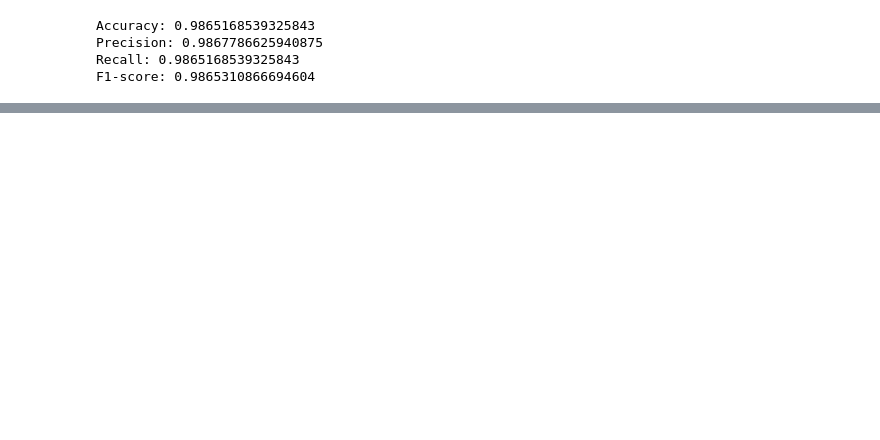
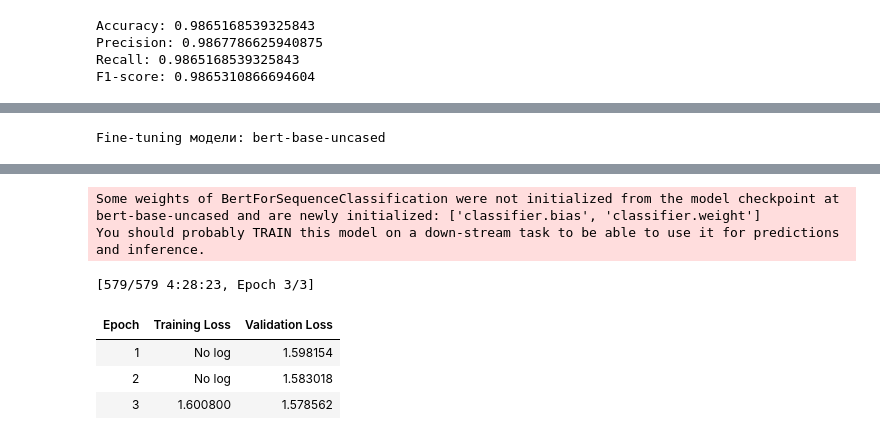
Before and after one commit to IvanovMaxim2000/diploma_MAI_2024, a Jupyter notebook: bert_classification.ipynb, the cells around one changed output, grey strips where cells are left out. Cells and saved outputs as stored; diff of their text form; code cells hidden in the pictures; blank space fills up the shorter version.

```diff
--- a/bert_classification.ipynb
+++ b/bert_classification.ipynb
@@ -196,0 +553,73 @@ F1-score: 0.9865310866694604
+# %%
+# NOW
+from transformers import AutoModelForSequenceClassification, AutoTokenizer, Trainer, TrainingArguments
+from datasets import Dataset
+
+# Разделение данных на train/test
+df1 = pd.read_csv('df_file.csv')
+df2 = balanced_df
+datasets = [df2]
+
+
+# Определение моделей и токенизаторов
+models = [
+    ("bert-base-uncased", "bert-base-uncased",),
+    # ("ELECTRA", "google/electra-small-discriminator")
+]
+
+# Цикл по моделям
+for model_name, model_checkpoint in models:
+    for df in datasets:
+      x, y = train_test_split(df, test_size=0.2, random_state=42)
+      print(f"Fine-tuning модели: {model_name}")
+
+      # Загрузка предобученной модели и токенизатора
+      model = AutoModelForSequenceClassification.from_pretrained(
+          model_checkpoint, num_labels=5
+      )
+      tokenizer = AutoTokenizer.from_pretrained(model_checkpoint)
+
+      # Замораживаем bert слои
+      for param in model.bert.parameters():
+          param.requires_grad = False
+
+
+      # Размораживаем параметры классификационной головки
+      for param in model.classifier.parameters():
+          param.requires_grad = True
+      # Создание функции токенизации
+      def tokenize_function(examples):
+          return tokenizer(examples["Text"], padding="max_length", truncation=True)
+
+      # Преобразование данных в формат Dataset
+      train_dataset = Dataset.from_dict({"Text": x['Text'], "label": x['Label']}).map(
+          tokenize_function
+      )
+      test_dataset = Dataset.from_dict({"Text": y['Text'], "label": y['Label']}).map(
+          tokenize_function
+      )
+
+      # Определение аргументов для обучения
+      training_args = TrainingArguments(
+          output_dir=f"./{model_name}-finetuned",
+          num_train_epochs=3,
+          per_device_train_batch_size=8,
+          per_device_eval_batch_size=8,
+          evaluation_strategy="epoch",
+          save_strategy="epoch",
+          logging_dir=f"./{model_name}-finetuned/logs",
+          learning_rate=2e-5,
+      )
+
+      # Создание объекта Trainer
+      trainer = Trainer(model=model, args=training_args, train_dataset=train_dataset, eval_dataset=test_dataset)
+
+      # Запуск обучения
+      trainer.train()
+
+      # Оценка модели
+      predictions = trainer.predict(test_dataset)
+      predicted_labels = predictions.predictions.argmax(axis=1)
+      print(classification_report(y['Label'], predicted_labels))
+# %% [output]
+Fine-tuning модели: bert-base-uncased
@@ -196,0 +631,7 @@ F1-score: 0.9865310866694604
+Some weights of BertForSequenceClassification were not initialized from the model checkpoint at bert-base-uncased and are newly initialized: ['classifier.bias', 'classifier.weight']
+You should probably TRAIN this model on a down-stream task to be able to use it for predictions and inference.
+[579/579 4:28:23, Epoch 3/3]
+| Epoch | Training Loss | Validation Loss |
+| 1 | No log | 1.598154 |
+| 2 | No log | 1.583018 |
+| 3 | 1.600800 | 1.578562 |
```
Also changed, not shown: parts of 26 cells of this notebook.
